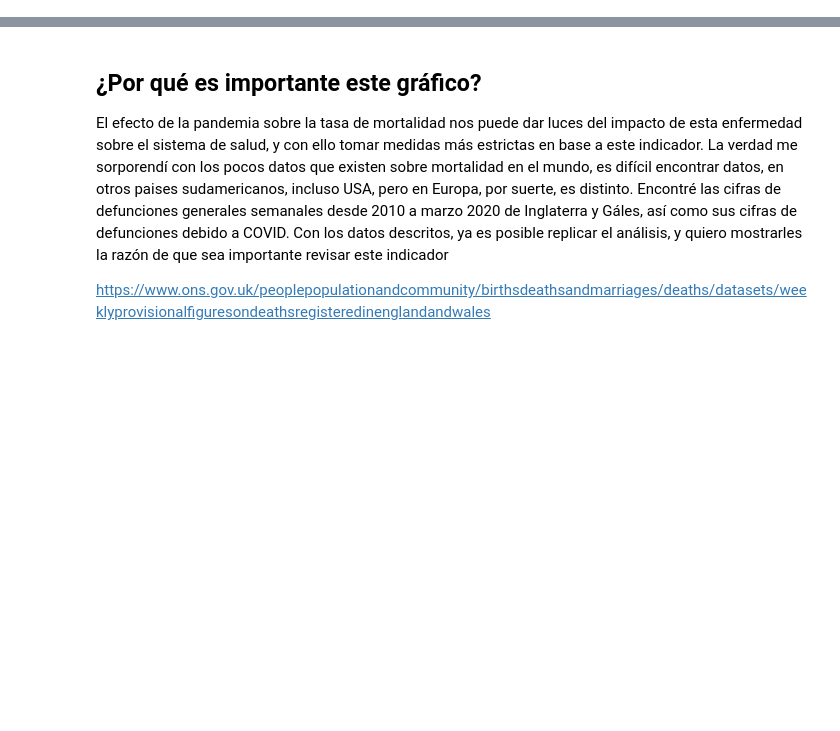
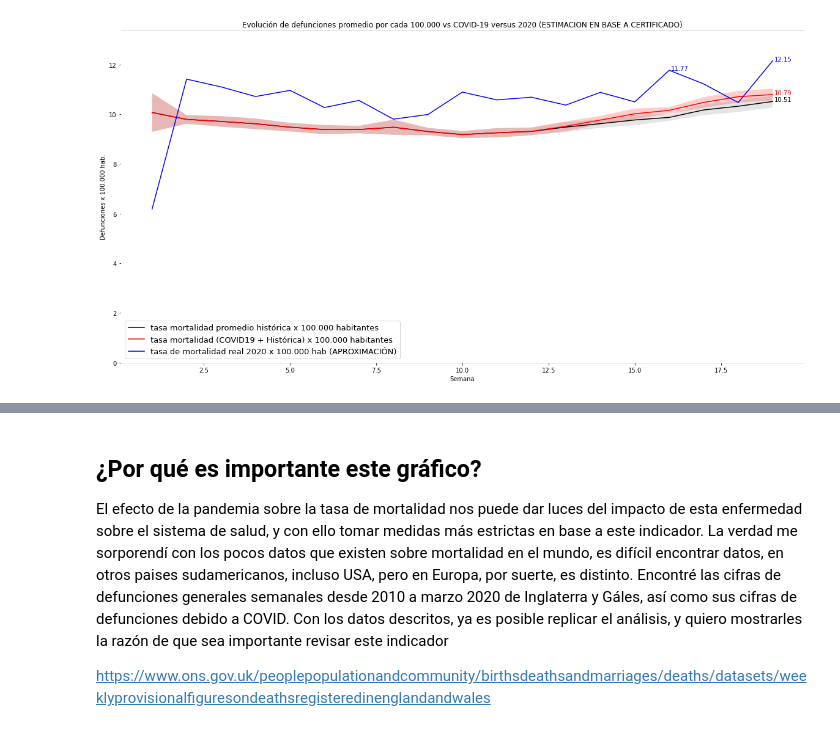
Before and after one commit to josemoragonzalez/Defunciones, a Jupyter notebook: input/defunciones.ipynb, the cells around one changed output, grey strips where cells are left out. Cells and saved outputs as stored; diff of their text form; code cells hidden in the pictures; blank space fills up the shorter version.

```diff
--- a/input/defunciones.ipynb
+++ b/input/defunciones.ipynb
@@ -304,0 +434,12 @@ Además en gris se pueden ver los límites dle intervalo de confianza de 95% par
+# %%
+# Unimos todo en un gran dataset antes de graficar
+
+fCovidF = fCovid.merge(df2020C, how = 'left', left_on = 'week', right_on = 'week')
+fCovidF = fCovidF[['week', 'DEFCOVID_10000', 'mean', 'DEF2020_10000', 'hi',	'low', 'hiCov', 'lowCov']]
+
+#reindexamos
+fCovidF.index = np.arange(1, len(fCovidF) + 1)
+# %%
+# eliminamos manual la última semana porque no está completa
+fCovidF = fCovidF[:19][:]
+fCovidF['week'] =  fCovidF['week'].astype(int)
@@ -304,0 +451,52 @@ Además en gris se pueden ver los límites dle intervalo de confianza de 95% par
+# %%
+#--------------------------------------------
+# GRÁFICO 3
+#--------------------------------------------
+
+#Librerías necesarias
+import matplotlib.pyplot as plt
+import numpy as np
+
+#inciamos el gráfico y sus ejes
+fig, ax = plt.subplots()
+ax.plot('week', 'mean', data=fCovidF, color='black')
+ax.plot('week', 'DEFCOVID_10000', data=fCovidF, color='red')
+ax.plot('week', 'DEF2020_10000', data=fCovidF, color='blue')
+
+
+ax.fill_between(fCovidF.index, fCovidF.low, fCovidF.hi, facecolor='grey', alpha=.2)
+ax.fill_between(fCovidF.index, fCovidF.lowCov, fCovidF.hiCov, facecolor='red', alpha=.2)
+
+# delimitamos el eje y
+ax.set_ylim([0, np.nanmax(fCovidF['DEF2020_10000'].values) + np.nanmax(fCovidF['DEF2020_10000'].values) * 0.1 ])
+
+
+# formateamos la grilla
+ax.grid(False)
+
+# seteamos leyendas y título
+ax.set_xlabel('Semana')
+ax.set_ylabel('Defunciones x 100.000 hab.')
+ax.set_title('Evolución de defunciones promedio por cada 100.000 vs COVID-19 versus 2020 (ESTIMACION EN BASE A CERTIFICADO)')
+
+#tamaño del grafico
+fig.set_figheight(10)
+fig.set_figwidth(20)
+
+# color de los ejes
+ax.spines['bottom'].set_color('#cccccc')
+ax.spines['top'].set_color('#cccccc')
+ax.spines['right'].set_color('white')
+ax.spines['left'].set_color('white')
+ax.legend(('tasa mortalidad promedio histórica x 100.000 habitantes', 'tasa mortalidad (COVID19 + Histórica) x 100.000 habitantes',\
+          'tasa de mortalidad real 2020 x 100.000 hab (APROXIMACIÓN)')
+          , loc='lower left', shadow=False, fontsize = 13)
+
+plt.text(fCovidF['week'][len(fCovidF)] + 0.05, fCovidF['DEF2020_10000'][len(fCovidF)], round(fCovidF['DEF2020_10000'][len(fCovidF)], 2), color = 'blue')
+plt.text(fCovidF['week'][16] + 0.05, fCovidF['DEF2020_10000'][16], round(fCovidF['DEF2020_10000'][16], 2), color = 'blue')
+plt.text(fCovidF['week'][len(fCovidF)] + 0.05, fCovidF['DEFCOVID_10000'][len(fCovidF)], round(fCovidF['DEFCOVID_10000'][len(fCovidF)], 2), color = 'red')
+plt.text(fCovidF['week'][len(fCovidF)] + 0.05, fCovidF['mean'][len(fCovidF)], round(fCovidF['mean'][len(fCovidF)], 2), color = 'black')
+
+plt.show()
+# %% [output]
+[figure, added]
```
Also changed, not shown: parts of 59 cells of this notebook, 9 other files.
